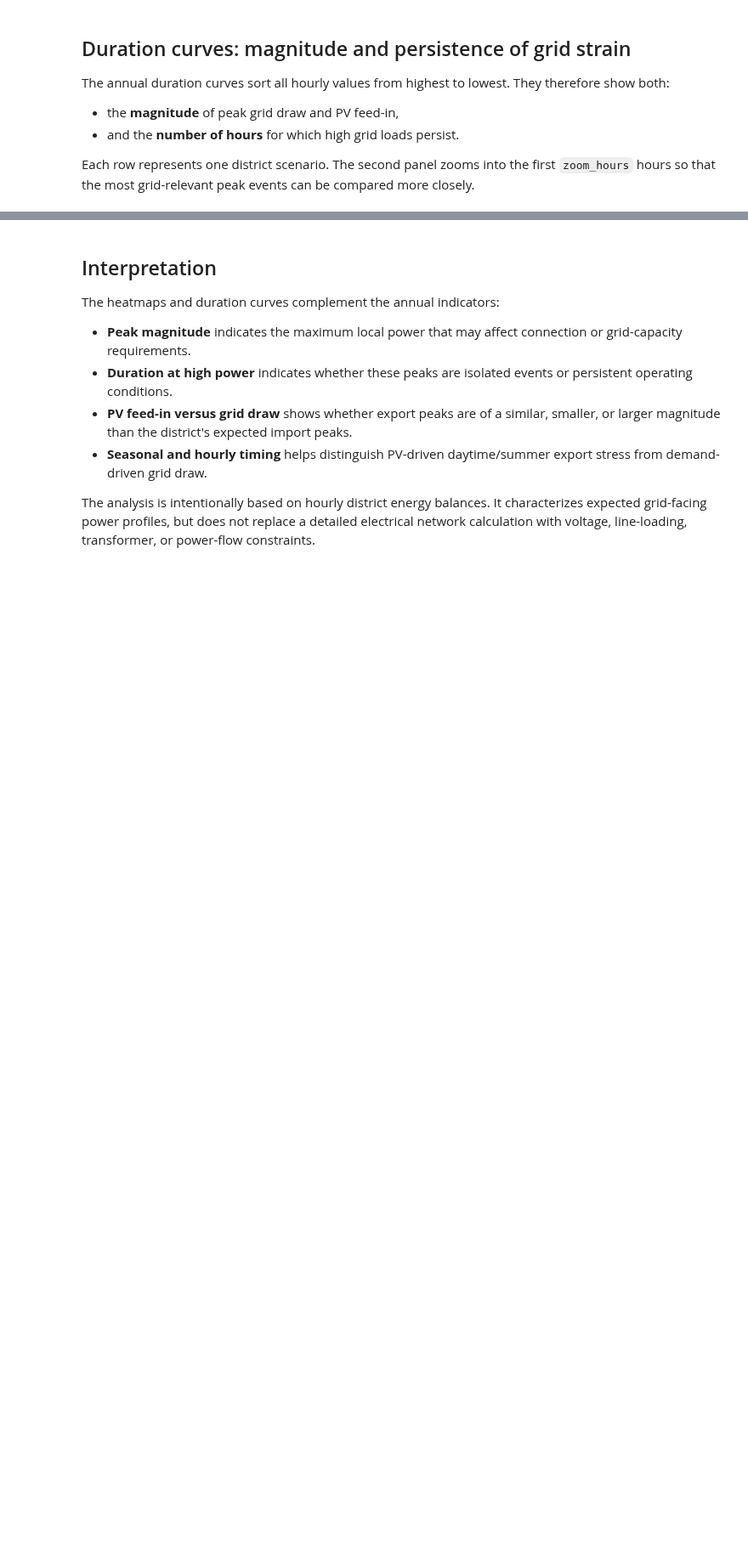
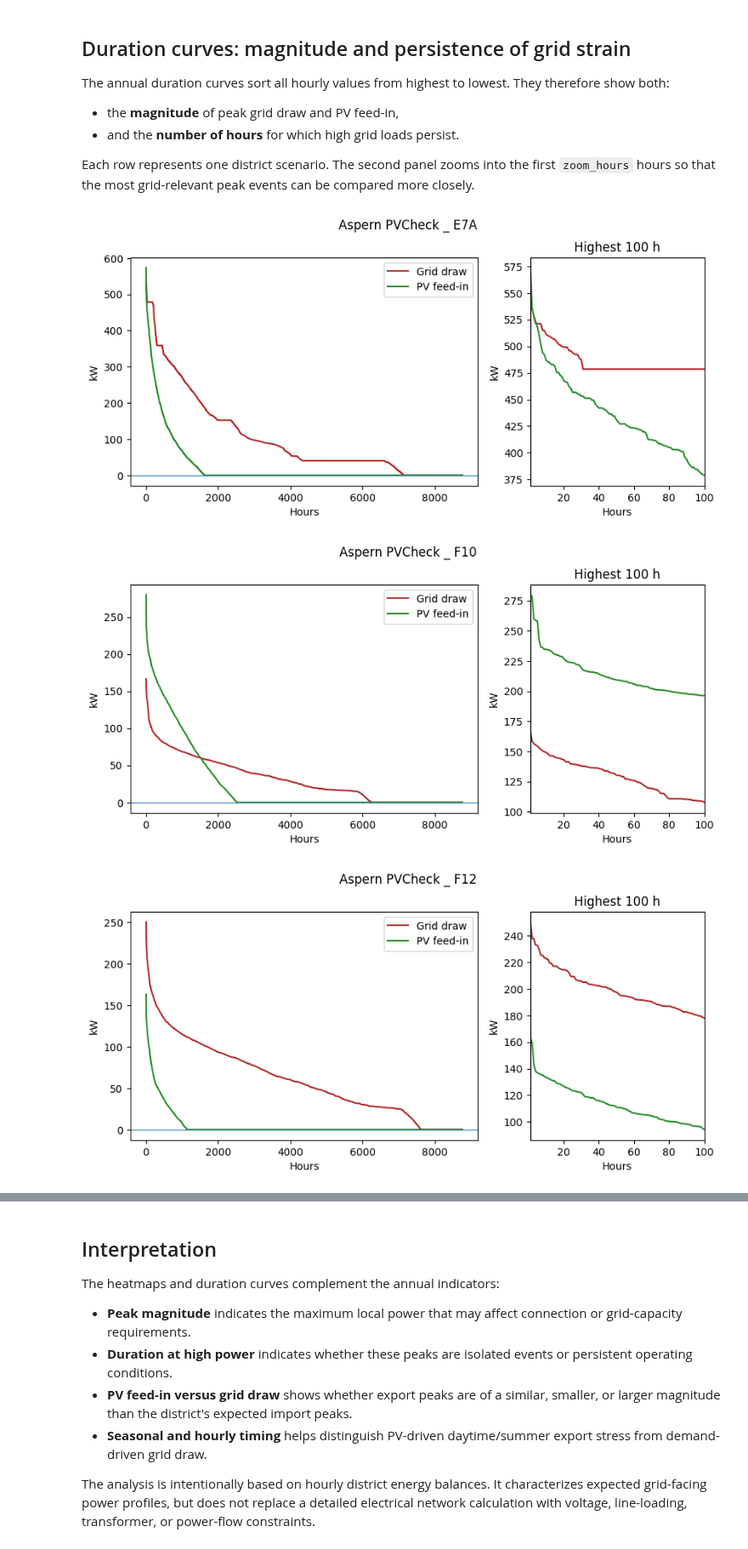
Before and after one commit to simonschaluppe/peexcel, a Jupyter notebook: notebooks/howto_analyze_scenarios.ipynb, the cells around one changed output, grey strips where cells are left out. Shown at 85% size. Cells and saved outputs as stored; diff of their text form; code cells hidden in the pictures; blank space fills up the shorter version.

```diff
--- a/notebooks/howto_analyze_scenarios.ipynb
+++ b/notebooks/howto_analyze_scenarios.ipynb
@@ -137,16 +189,32 @@ The annual duration curves sort all hourly values from highest to lowest. They t
 - and the **number of hours** for which high grid loads persist.
 
 Each row represents one district scenario. The second panel zooms into the first `zoom_hours` hours so that the most grid-relevant peak events can be compared more closely.
-# %%
-fig, axes = pexl.plot.duration_curve(
-    flow_data,
-    unit="kW",
-    layout="vertical",
-    zoom_hours=zoom_hours,
-    colors=flow_colors,
-)
-
-fig.suptitle(
-    "Annual duration curves of grid draw and PV feed-in",
-    y=1.01,
-)
+# %%
+import matplotlib.pyplot as plt
+from pathlib import Path
+
+output_dir = Path(
+    r"C:\Users\schneids\Nextcloud\EE\6_Daten\Quartiere\1220_Wien_Aspern_Seestadt\Unterlagen PV Überschüsse\PEexcel Auswertung"
+)
+
+output_dir.mkdir(parents=True, exist_ok=True)
+
+for scenario_name, flows in flow_data.items():
+    fig, axes = pexl.plot.duration_curve(
+        flows,
+        unit="kW",
+        zoom_hours=zoom_hours,
+        colors=flow_colors,
+    )
+
+    fig.suptitle(scenario_name, y=1.01)
+
+    short_name = scenario_name.split(" _ ")[-1]
+    filename = f"Load curve _ {short_name}.png"
+    fig.savefig(output_dir / filename, dpi=300, bbox_inches="tight")
+
+    plt.show()
+# %% [output]
+[figure, added]
+[figure, added]
+[figure, added]
```
Also changed, not shown: parts of 14 cells of this notebook, 17 other files.
